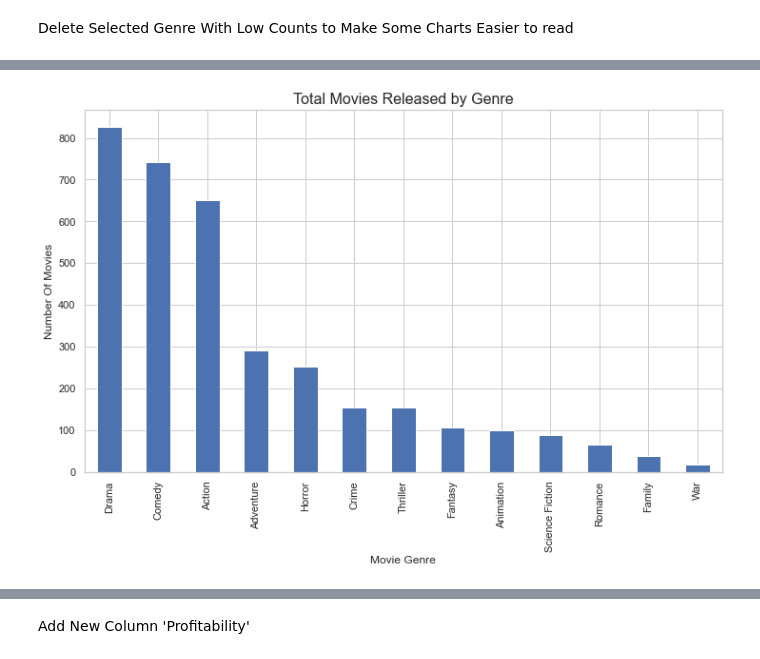
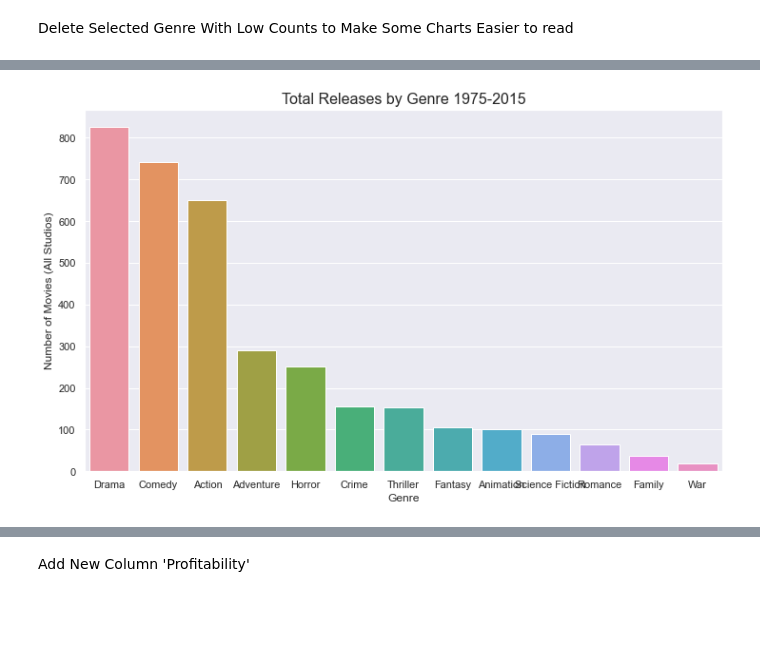
Before and after one commit to Martmedia/UCDPA_MartinCody, a Jupyter notebook: Martin Cody Project BETA.ipynb, the cells around one changed output, grey strips where cells are left out. Drawn from its saved outputs; the diff is of its cells as text; code cells hidden in the pictures; blank space fills up the shorter version.

```diff
--- a/Martin Cody Project BETA.ipynb
+++ b/Martin Cody Project BETA.ipynb
@@ -221,14 +237,13 @@ removeMystery(martmovies)
 # %%
-#Plot total releases by genre 1975-2015
+#Plot total releases by genre 1975-2015 (Seaborn)
 
-movies_genres=martmovies['first_genre'].value_counts().plot(kind='bar')
+order = martmovies['first_genre'].value_counts(ascending=False).index
+sns.countplot(x='first_genre', data=martmovies, order=order)
 
-sns.set(rc={'figure.figsize':(12,7)})
-plt.title("Total Movies Released by Genre",fontsize = 16)
-plt.xlabel('Movie Genre',fontsize = 12)
-plt.ylabel('Number Of Movies',fontsize = 12)
+plt.title("Total Releases by Genre 1975-2015",fontsize = 16)
+plt.xlabel('Genre',fontsize = 12)
+plt.ylabel('Number of Movies (All Studios)',fontsize = 12)
 
-sns.set_style("whitegrid")
 plt.show()
 # %% [output]
-[figure, old version]
+[figure, new version]
```
Also changed, not shown: parts of 28 cells of this notebook.
